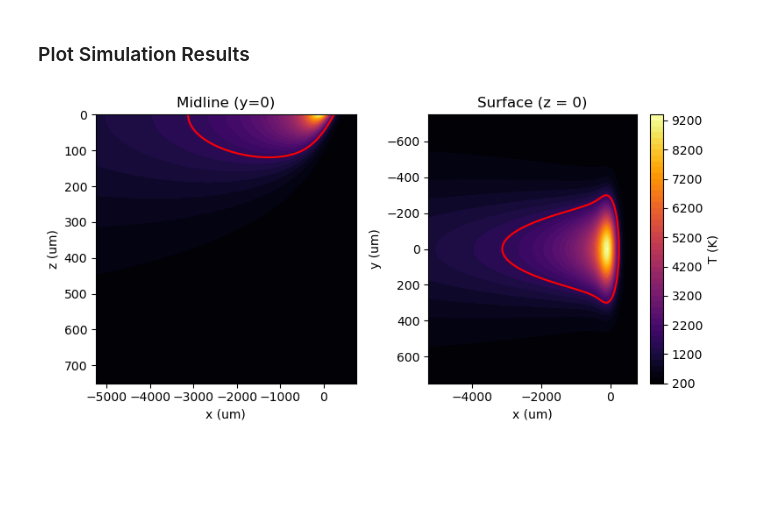
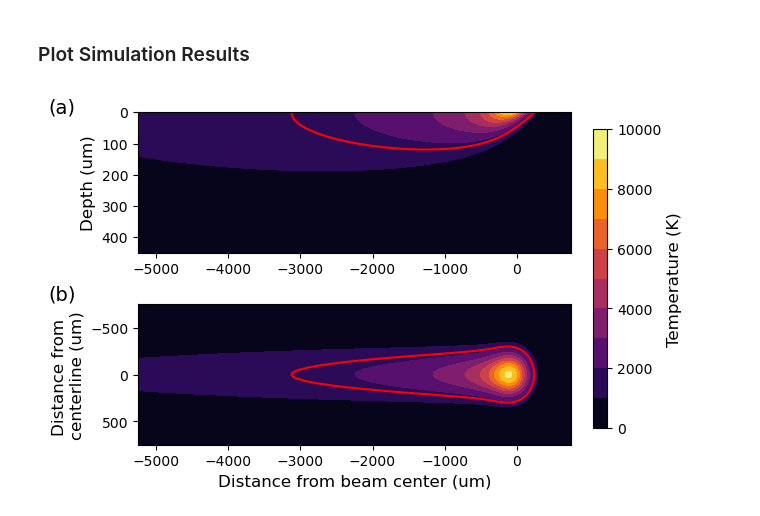
Before and after one commit to grantajo/electrontrajectories, a Jupyter notebook: electrontrajectories.ipynb, the cells around one changed output. Cells and saved outputs as stored; diff of their text form; code cells hidden in the pictures; blank space fills up the shorter version.

```diff
--- a/electrontrajectories.ipynb
+++ b/electrontrajectories.ipynb
@@ -439,7 +436,7 @@ positions_m = positions * 1e-9
 de_J = dE_vals * 1e3 * 1.602e-19
 
 # Build Heat Source
-z, r, q = build_heat_source_2d(
+z_cyl, r, q = build_heat_source_2d(
     positions_m, de_J,
     z_max, r_max,
     Nz, Nr,
@@ -582,7 +585,7 @@ T_amb = 300 # Initial ambient temperature
 # Grid setup
 x_max = 5 * r_beam # Use beam radius as limits for grid size
 y_max = 5 * r_beam
-z_max = 5 * r_beam
+z_max = 3 * r_beam
 
 # Number of points in the grid in each direction
 N = 101
@@ -635,37 +667,42 @@ Max T: 9237.35
 # %%
 # Plotting
 
 # Getting the XZ and XY sections
 iz0 = 0
 iy0 = N//2
 T_xz = Temp[:, iy0, :]
 T_xy = Temp[:, :, iz0]
 
-fig, axes = plt.subplots(1, 2, figsize=(8, 4))
+fig, axes = plt.subplots(2, 1, figsize=(6.5, 4), constrained_layout=True)
 
-levels = 50
+levels = 10
 
 # Plot XZ section
 ax = axes[0]
 cf = ax.contourf(X[:, iy0, :] * 1e6, Z[:, iy0, :] * 1e6, T_xz, levels=levels, cmap='inferno')
 ax.contour(X[:, iy0, :] * 1e6, Z[:, iy0, :] * 1e6, T_xz, levels=[T_c], colors='red')
 #fig.colorbar(cf, ax=ax, label='T (K)')
 ax.invert_yaxis()
-ax.set_xlabel('x (um)')
-ax.set_ylabel('z (um)')
-ax.set_title('Midline (y=0)')
+#ax.set_xlabel('x (um)')
+ax.set_ylabel('Depth (um)', fontsize=12)
+ax.text(-6500, 0, "(a)", fontsize=14)
+#ax.set_title('Midline (y=0)')
 
 # Plot XY section
 ax = axes[1]
 cf = ax.contourf(X[:, :, iz0] * 1e6, Y[:, :, iz0] * 1e6, T_xy, levels=levels, cmap='inferno')
 ax.contour(X[:, :, iz0] * 1e6, Y[:, :, iz0] * 1e6, T_xy, levels=[T_c], colors='red')
-fig.colorbar(cf, ax=ax, label='T (K)')
 ax.invert_yaxis()
-ax.set_xlabel('x (um)')
-ax.set_ylabel('y (um)')
-ax.set_title('Surface (z = 0)')
+ax.set_xlabel('Distance from beam center (um)', fontsize=12)
+ax.set_ylabel('Distance from \ncenterline (um)', fontsize=12)
+ax.text(-6500, -800, "(b)", fontsize=14)
+#ax.set_title('Surface (z = 0)')
 
-plt.tight_layout()
+cbar = fig.colorbar(cf, ax=axes, shrink=0.9)
+cbar.set_label('Temperature (K)', fontsize=12)
+
+#plt.tight_layout()
+plt.savefig("output/et_thermal_profile.png", dpi=600)
 plt.show()
 # %% [output]
-[figure, old version]
+[figure, new version]
```
Also changed, not shown: parts of 12 cells of this notebook, 1 other file.
